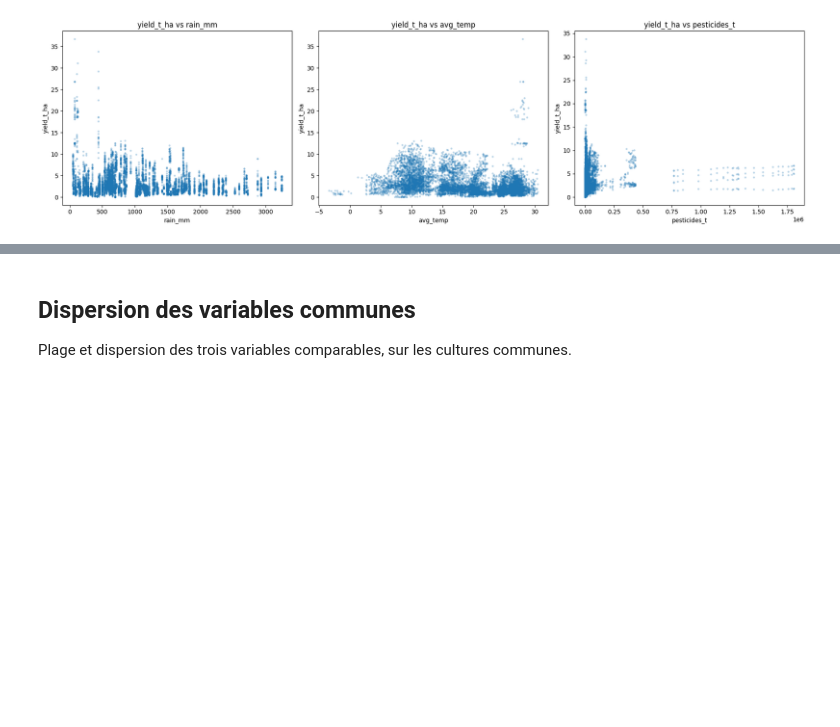
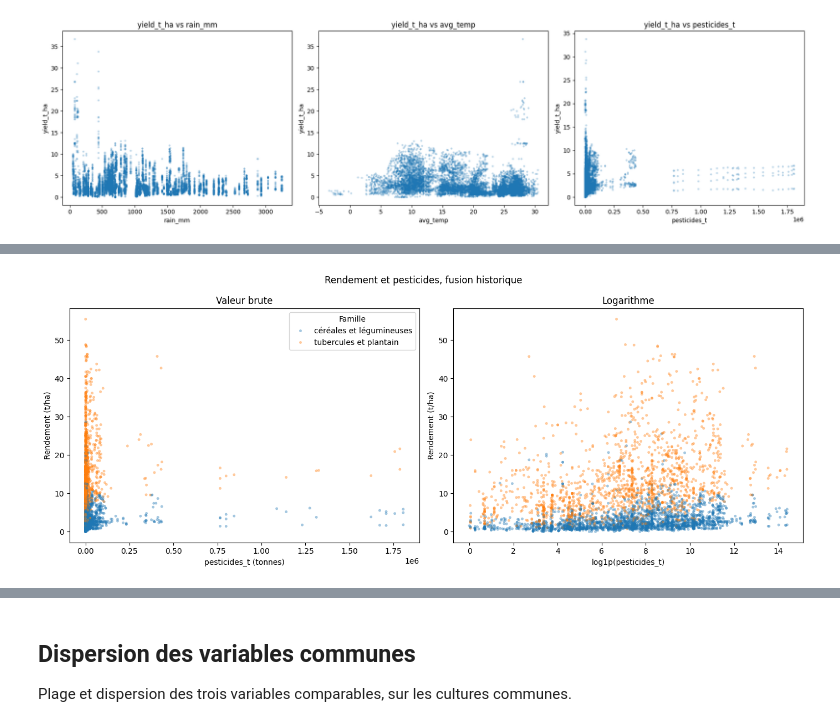
Before and after one commit to justinetct/oc_project12_agritech, a Jupyter notebook: notebooks/05_dataset_consolidation_strategy.ipynb, the cells around one changed output, grey strips where cells are left out. Saved outputs shown, nothing was run; the diff lists cells and outputs as text; code cells hidden in the pictures; blank space fills up the shorter version.

```diff
--- a/notebooks/05_dataset_consolidation_strategy.ipynb
+++ b/notebooks/05_dataset_consolidation_strategy.ipynb
@@ -468,0 +477,32 @@ utils.plot_pairs(
+# %%
+TUBERCULES = ["Potatoes", "Cassava", "Sweet potatoes", "Yams", "Plantains and others"]
+
+pesticides = df_fusion.dropna(subset=["pesticides_t"]).copy()
+pesticides["log_pesticides"] = np.log1p(pesticides["pesticides_t"])
+pesticides["famille"] = np.where(
+    pesticides["crop"].isin(TUBERCULES), "tubercules et plantain", "céréales et légumineuses"
+)
+
+echantillon = pesticides.sample(TAILLE_ECHANTILLON, random_state=SEED)
+
+fig, axes = plt.subplots(1, 2, figsize=(14, 5.5))
+for ax, colonne, libelle in [
+    (axes[0], "pesticides_t", "pesticides_t (tonnes)"),
+    (axes[1], "log_pesticides", "log1p(pesticides_t)"),
+]:
+    sns.scatterplot(
+        data=echantillon, x=colonne, y="yield_t_ha", hue="famille",
+        s=10, alpha=0.4, edgecolor=None, ax=ax,
+    )
+    ax.set_xlabel(libelle)
+    ax.set_ylabel("Rendement (t/ha)")
+
+axes[0].set_title("Valeur brute")
+axes[1].set_title("Logarithme")
+axes[0].legend(title="Famille", loc="upper right")
+axes[1].get_legend().remove()
+fig.suptitle("Rendement et pesticides, fusion historique")
+fig.tight_layout()
+plt.show()
+# %% [output]
+[figure, added]
```
Also changed, not shown: parts of 8 cells of this notebook, 1 other file.
